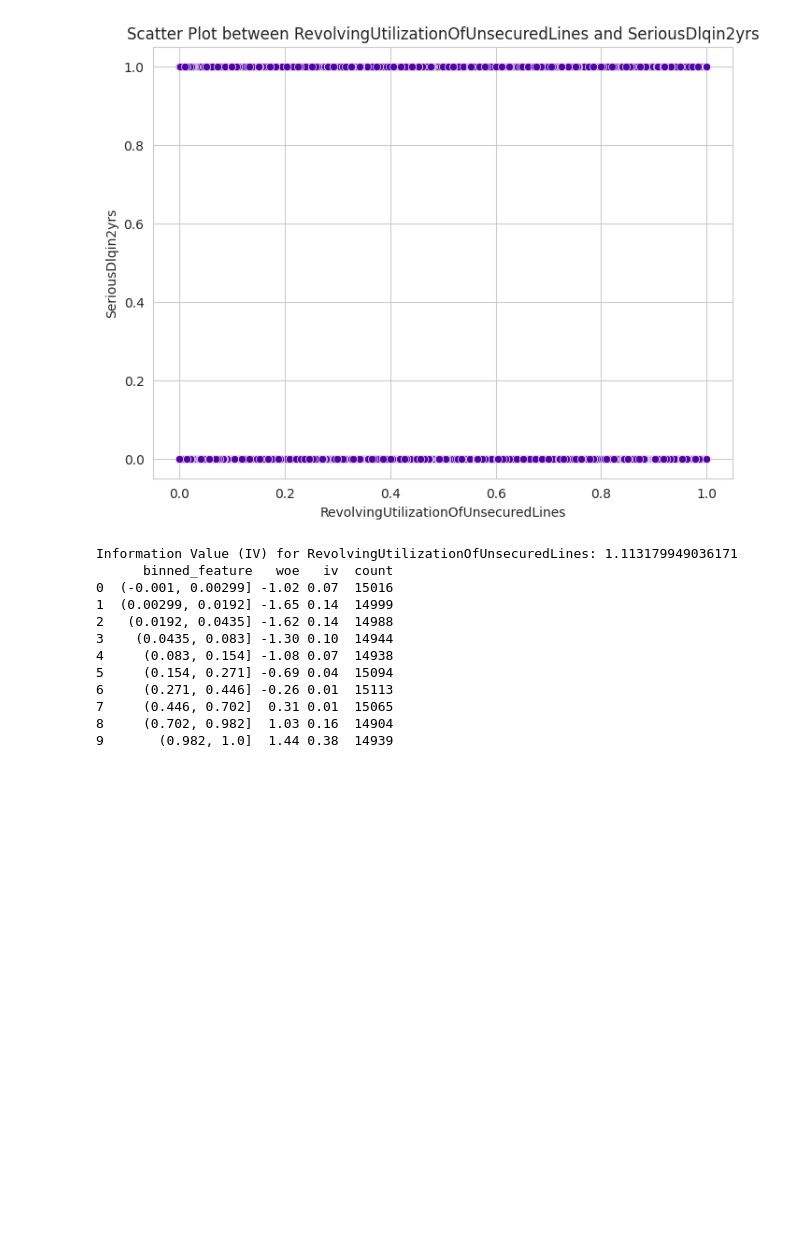
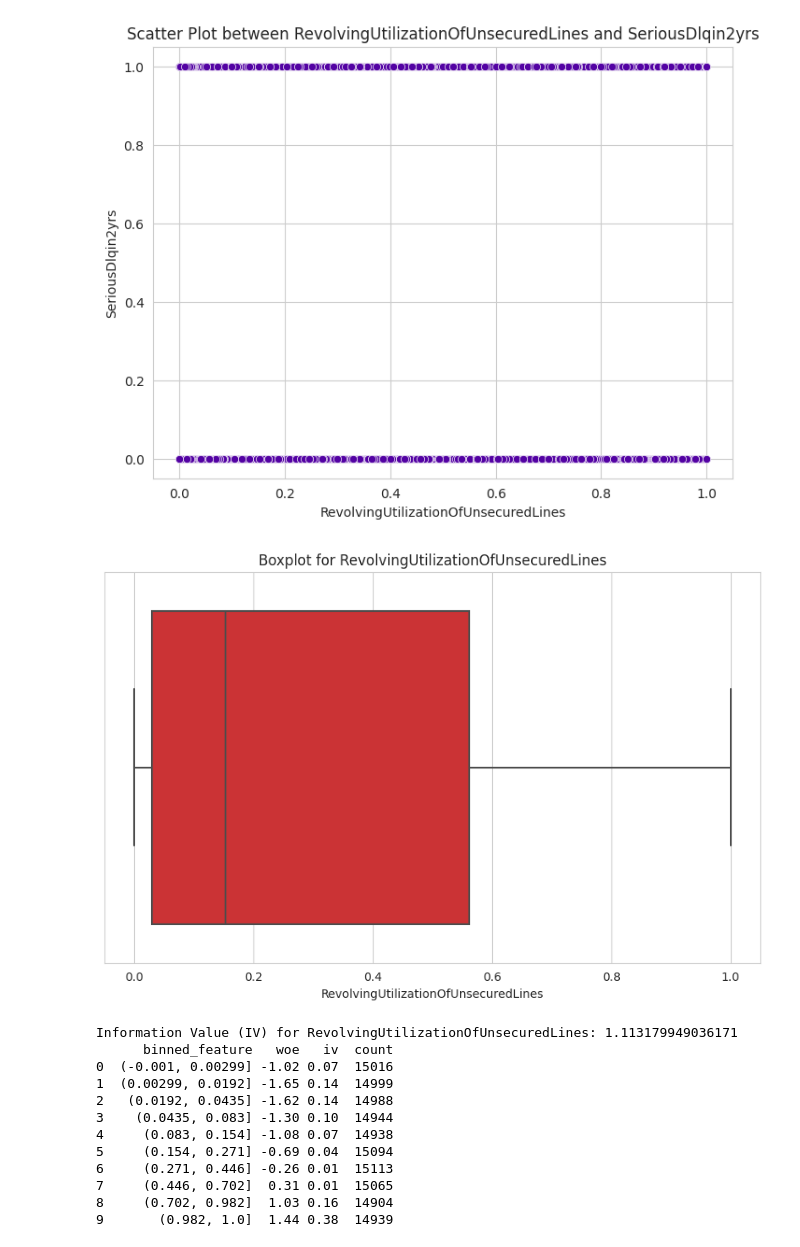
Before and after one commit to Saba-a11/Kaggle_Credit_Score, a Jupyter notebook: CreditModel.ipynb, the cells around one changed output. Drawn from its saved outputs; the diff is of its cells as text; code cells hidden in the pictures; blank space fills up the shorter version.

```diff
--- a/CreditModel.ipynb
+++ b/CreditModel.ipynb
@@ -396,6 +378,10 @@ Correlation between RevolvingUtilizationOfUnsecuredLines and SeriousDlqin2yrs: 0
 scatter_plot(combined_data,'RevolvingUtilizationOfUnsecuredLines', 'SeriousDlqin2yrs')
 # %% [output]
 [figure]
+# %%
+box_plot(combined_data, 'RevolvingUtilizationOfUnsecuredLines')
+# %% [output]
+[figure, added]
 # %%
 woe_iv_result = calculate_woe_iv(combined_data, 'SeriousDlqin2yrs', 'RevolvingUtilizationOfUnsecuredLines', bins=10)
 print(woe_iv_result)
```
Also changed, not shown: parts of 15 cells of this notebook.
